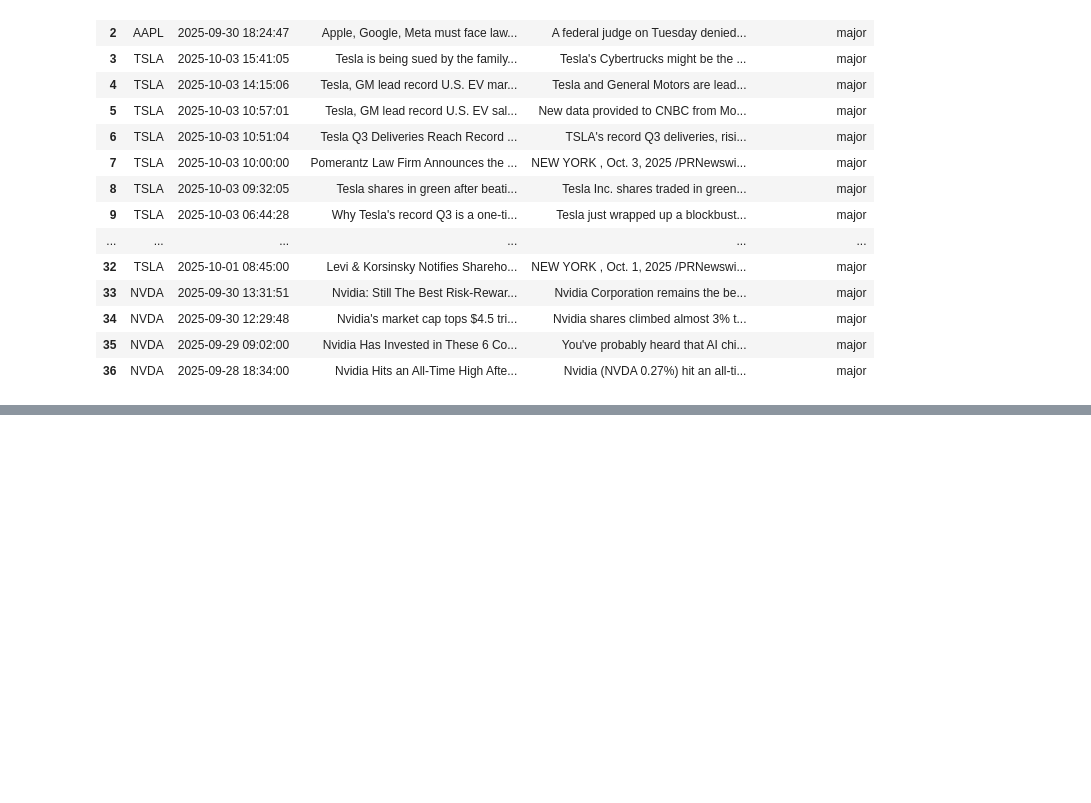
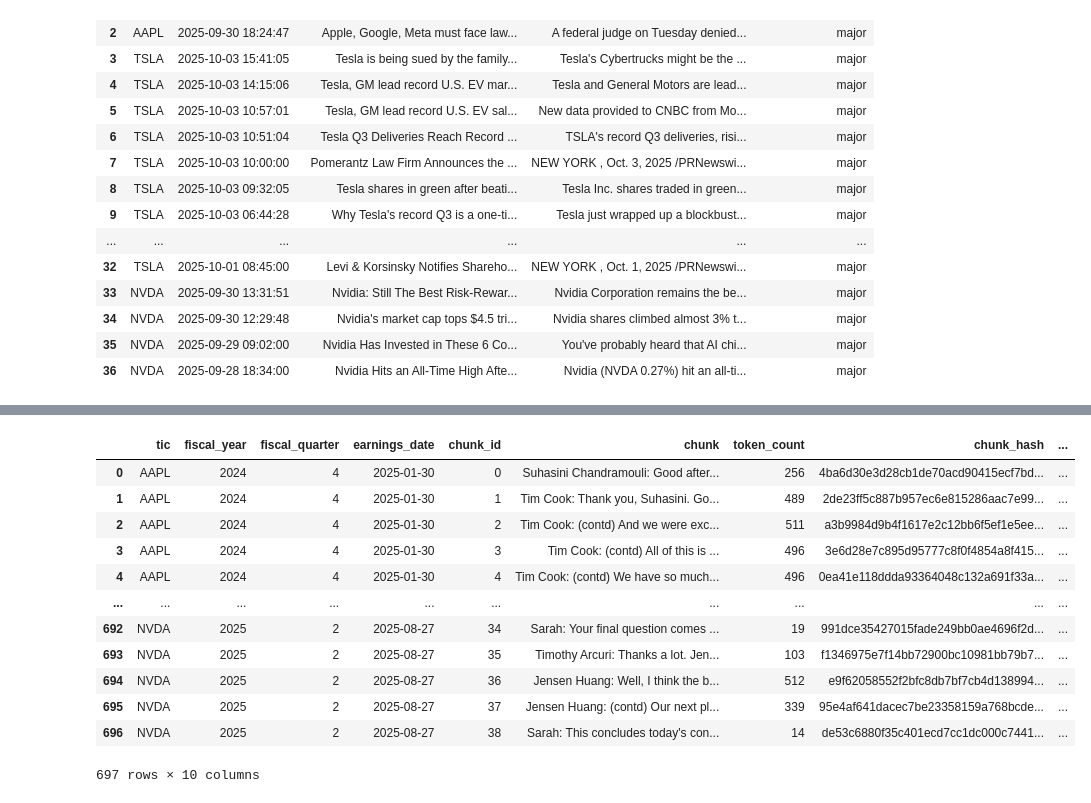
Before and after one commit to vincentsham/stock_ai_app, a Jupyter notebook: server/database/db_queries.ipynb, the cells around one changed output, grey strips where cells are left out. Saved outputs shown, nothing was run; the diff lists cells and outputs as text; code cells hidden in the pictures; blank space fills up the shorter version.

Commit message:
create earnings transcript chunks and embeddings table

```diff
--- a/server/database/database_queries.ipynb
+++ b/server/database/db_queries.ipynb
@@ -469 +469,28 @@ max       138.000000
 Name: token_count, dtype: float64
+# %%
+# Query the `earnings_transcripts_chunks` table
+conn = connect_to_db()
+if conn:
+    query = "SELECT * FROM core.earnings_transcript_chunks;"
+    df = pd.read_sql_query(query, conn)
+    conn.close()
+
+    # Replace NaN with None for consistency
+    df = df.where(pd.notnull(df), None)
+
+    # Display the data
+    display(df)
+# %% [output]
+|  | tic | fiscal_year | fiscal_quarter | earnings_date | chunk_id | chunk | token_count | chunk_hash | ... |
+| 0 | AAPL | 2024 | 4 | 2025-01-30 | 0 | Suhasini Chandramouli: Good after... | 256 | 4ba6d30e3d28cb1de70acd90415ecf7bd... | ... |
+| 1 | AAPL | 2024 | 4 | 2025-01-30 | 1 | Tim Cook: Thank you, Suhasini. Go... | 489 | 2de23ff5c887b957ec6e815286aac7e99... | ... |
+| 2 | AAPL | 2024 | 4 | 2025-01-30 | 2 | Tim Cook: (contd) And we were exc... | 511 | a3b9984d9b4f1617e2c12bb6f5ef1e5ee... | ... |
+| 3 | AAPL | 2024 | 4 | 2025-01-30 | 3 | Tim Cook: (contd) All of this is ... | 496 | 3e6d28e7c895d95777c8f0f4854a8f415... | ... |
+| 4 | AAPL | 2024 | 4 | 2025-01-30 | 4 | Tim Cook: (contd) We have so much... | 496 | 0ea41e118ddda93364048c132a691f33a... | ... |
+| ... | ... | ... | ... | ... | ... | ... | ... | ... | ... |
+| 692 | NVDA | 2025 | 2 | 2025-08-27 | 34 | Sarah: Your final question comes ... | 19 | 991dce35427015fade249bb0ae4696f2d... | ... |
+| 693 | NVDA | 2025 | 2 | 2025-08-27 | 35 | Timothy Arcuri: Thanks a lot. Jen... | 103 | f1346975e7f14bb72900bc10981bb79b7... | ... |
+| 694 | NVDA | 2025 | 2 | 2025-08-27 | 36 | Jensen Huang: Well, I think the b... | 512 | e9f62058552f2bfc8db7bf7cb4d138994... | ... |
+| 695 | NVDA | 2025 | 2 | 2025-08-27 | 37 | Jensen Huang: (contd) Our next pl... | 339 | 95e4af641dacec7be23358159a768bcde... | ... |
+| 696 | NVDA | 2025 | 2 | 2025-08-27 | 38 | Sarah: This concludes today's con... | 14 | de53c6880f35c401ecd7cc1dc000c7441... | ... |
+697 rows × 10 columns
```
Also changed, not shown: parts of 6 cells of this notebook, 3 other files.
